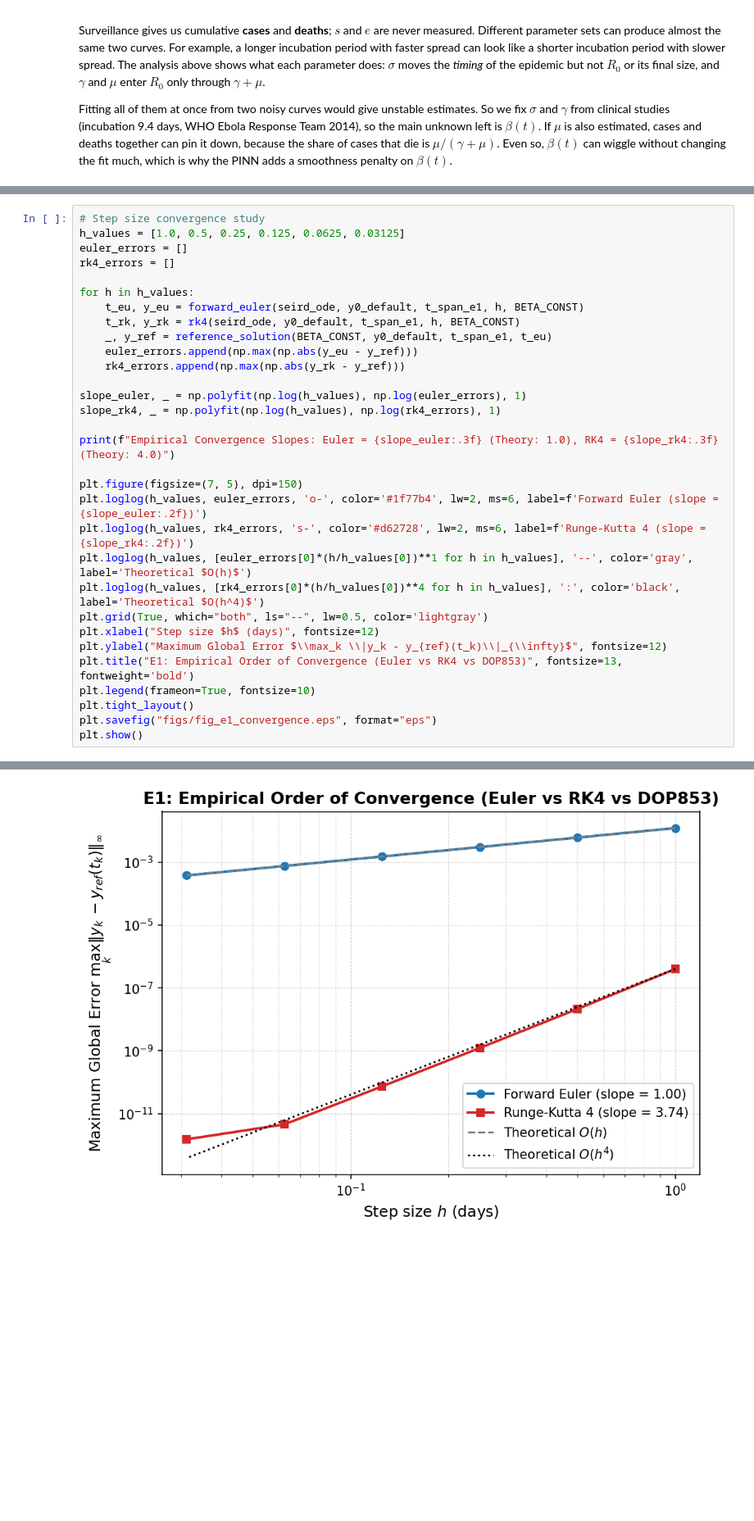
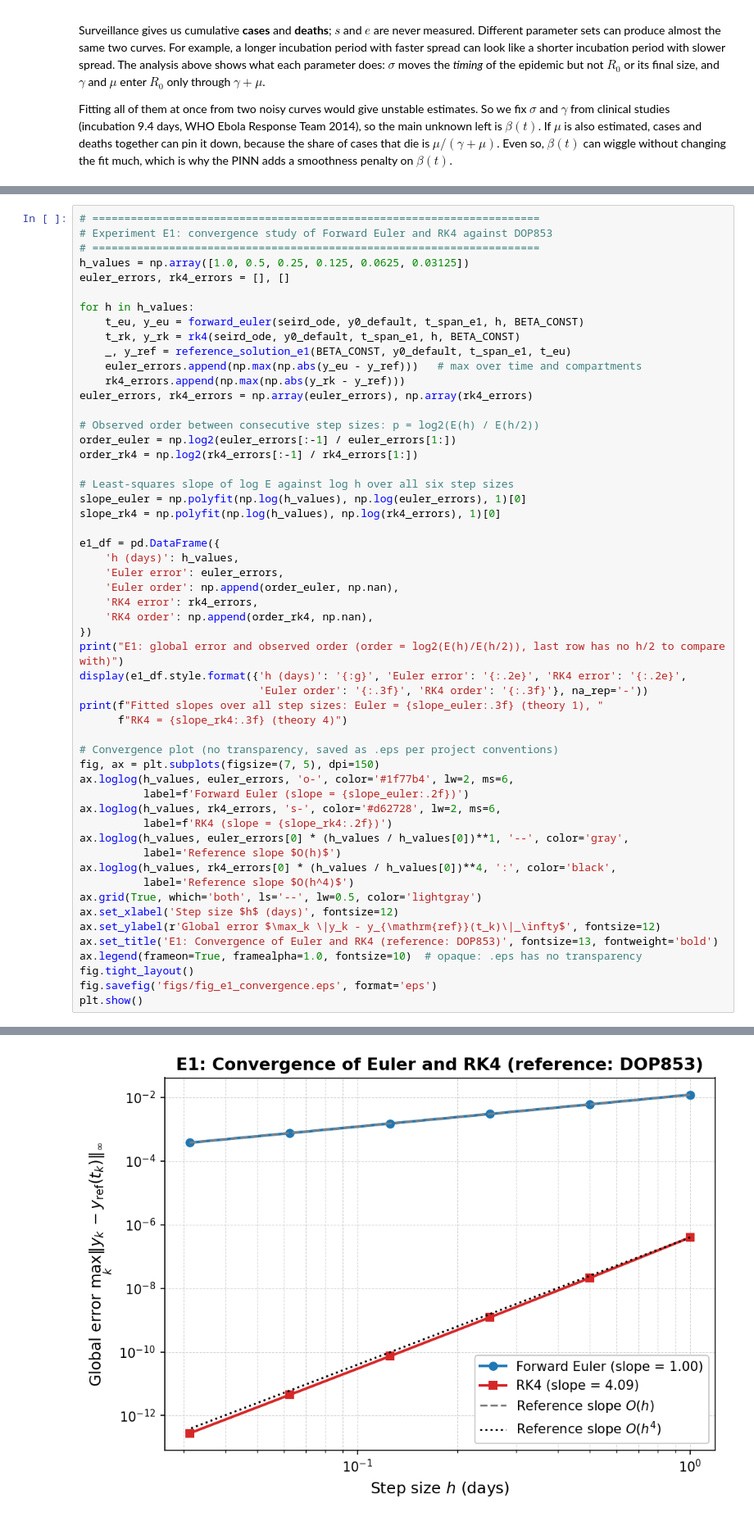
Before and after one commit to Saatwik-ss/SEIRD-Model, a Jupyter notebook: Final_MM_notebook.ipynb, the cells around one changed output, grey strips where cells are left out. Shown at 82% size. Cells and saved outputs as stored; diff of their text form; blank space fills up the shorter version.

Commit message:
Module 3: tighter E1 reference, conservation on own solvers, E1 table, report section

```diff
--- a/Final_MM_notebook.ipynb
+++ b/Final_MM_notebook.ipynb
@@ -1258,32 +1311,55 @@ Conservation Check: max |s(t) + e(t) + i(t) + r(t) + d(t) - 1| = 6.66e-16
 # %%
-# Step size convergence study
-h_values = [1.0, 0.5, 0.25, 0.125, 0.0625, 0.03125]
-euler_errors = []
-rk4_errors = []
+# ======================================================================
+# Experiment E1: convergence study of Forward Euler and RK4 against DOP853
+# ======================================================================
+h_values = np.array([1.0, 0.5, 0.25, 0.125, 0.0625, 0.03125])
+euler_errors, rk4_errors = [], []
 
 for h in h_values:
     t_eu, y_eu = forward_euler(seird_ode, y0_default, t_span_e1, h, BETA_CONST)
     t_rk, y_rk = rk4(seird_ode, y0_default, t_span_e1, h, BETA_CONST)
-    _, y_ref = reference_solution(BETA_CONST, y0_default, t_span_e1, t_eu)
-    euler_errors.append(np.max(np.abs(y_eu - y_ref)))
+    _, y_ref = reference_solution_e1(BETA_CONST, y0_default, t_span_e1, t_eu)
+    euler_errors.append(np.max(np.abs(y_eu - y_ref)))   # max over time and compartments
     rk4_errors.append(np.max(np.abs(y_rk - y_ref)))
+euler_errors, rk4_errors = np.array(euler_errors), np.array(rk4_errors)
 
-slope_euler, _ = np.polyfit(np.log(h_values), np.log(euler_errors), 1)
-slope_rk4, _ = np.polyfit(np.log(h_values), np.log(rk4_errors), 1)
+# Observed order between consecutive step sizes: p = log2(E(h) / E(h/2))
+order_euler = np.log2(euler_errors[:-1] / euler_errors[1:])
+order_rk4 = np.log2(rk4_errors[:-1] / rk4_errors[1:])
 
-print(f"Empirical Convergence Slopes: Euler = {slope_euler:.3f} (Theory: 1.0), RK4 = {slope_rk4:.3f} (Theory: 4.0)")
+# Least-squares slope of log E against log h over all six step sizes
+slope_euler = np.polyfit(np.log(h_values), np.log(euler_errors), 1)[0]
+slope_rk4 = np.polyfit(np.log(h_values), np.log(rk4_errors), 1)[0]
 
-plt.figure(figsize=(7, 5), dpi=150)
-plt.loglog(h_values, euler_errors, 'o-', color='#1f77b4', lw=2, ms=6, label=f'Forward Euler (slope = {slope_euler:.2f})')
-plt.loglog(h_values, rk4_errors, 's-', color='#d62728', lw=2, ms=6, label=f'Runge-Kutta 4 (slope = {slope_rk4:.2f})')
-plt.loglog(h_values, [euler_errors[0]*(h/h_values[0])**1 for h in h_values], '--', color='gray', label='Theoretical $O(h)$')
-plt.loglog(h_values, [rk4_errors[0]*(h/h_values[0])**4 for h in h_values], ':', color='black', label='Theoretical $O(h^4)$')
-plt.grid(True, which="both", ls="--", lw=0.5, color='lightgray')
-plt.xlabel("Step size $h$ (days)", fontsize=12)
-plt.ylabel("Maximum Global Error $\\max_k \\|y_k - y_{ref}(t_k)\\|_{\\infty}$", fontsize=12)
-plt.title("E1: Empirical Order of Convergence (Euler vs RK4 vs DOP853)", fontsize=13, fontweight='bold')
-plt.legend(frameon=True, fontsize=10)
-plt.tight_layout()
-plt.savefig("figs/fig_e1_convergence.eps", format="eps")
+e1_df = pd.DataFrame({
+    'h (days)': h_values,
+    'Euler error': euler_errors,
+    'Euler order': np.append(order_euler, np.nan),
+    'RK4 error': rk4_errors,
+    'RK4 order': np.append(order_rk4, np.nan),
+})
+print("E1: global error and observed order (order = log2(E(h)/E(h/2)), last row has no h/2 to compare with)")
+display(e1_df.style.format({'h (days)': '{:g}', 'Euler error': '{:.2e}', 'RK4 error': '{:.2e}',
+                            'Euler order': '{:.3f}', 'RK4 order': '{:.3f}'}, na_rep='-'))
+print(f"Fitted slopes over all step sizes: Euler = {slope_euler:.3f} (theory 1), "
+      f"RK4 = {slope_rk4:.3f} (theory 4)")
+
+# Convergence plot (no transparency, saved as .eps per project conventions)
+fig, ax = plt.subplots(figsize=(7, 5), dpi=150)
+ax.loglog(h_values, euler_errors, 'o-', color='#1f77b4', lw=2, ms=6,
+          label=f'Forward Euler (slope = {slope_euler:.2f})')
+ax.loglog(h_values, rk4_errors, 's-', color='#d62728', lw=2, ms=6,
+          label=f'RK4 (slope = {slope_rk4:.2f})')
+ax.loglog(h_values, euler_errors[0] * (h_values / h_values[0])**1, '--', color='gray',
+          label='Reference slope $O(h)$')
+ax.loglog(h_values, rk4_errors[0] * (h_values / h_values[0])**4, ':', color='black',
+          label='Reference slope $O(h^4)$')
+ax.grid(True, which='both', ls='--', lw=0.5, color='lightgray')
+ax.set_xlabel('Step size $h$ (days)', fontsize=12)
+ax.set_ylabel(r'Global error $\max_k \|y_k - y_{\mathrm{ref}}(t_k)\|_\infty$', fontsize=12)
+ax.set_title('E1: Convergence of Euler and RK4 (reference: DOP853)', fontsize=13, fontweight='bold')
+ax.legend(frameon=True, framealpha=1.0, fontsize=10)  # opaque: .eps has no transparency
+fig.tight_layout()
+fig.savefig('figs/fig_e1_convergence.eps', format='eps')
 plt.show()
 # %% [output]
@@ -1292 +1375 @@ WARNING:matplotlib.backends.backend_ps:The PostScript backend does not support t
-[figure, old version]
+[figure, new version]
```
Also changed, not shown: parts of 10 cells of this notebook, 2 other files.
